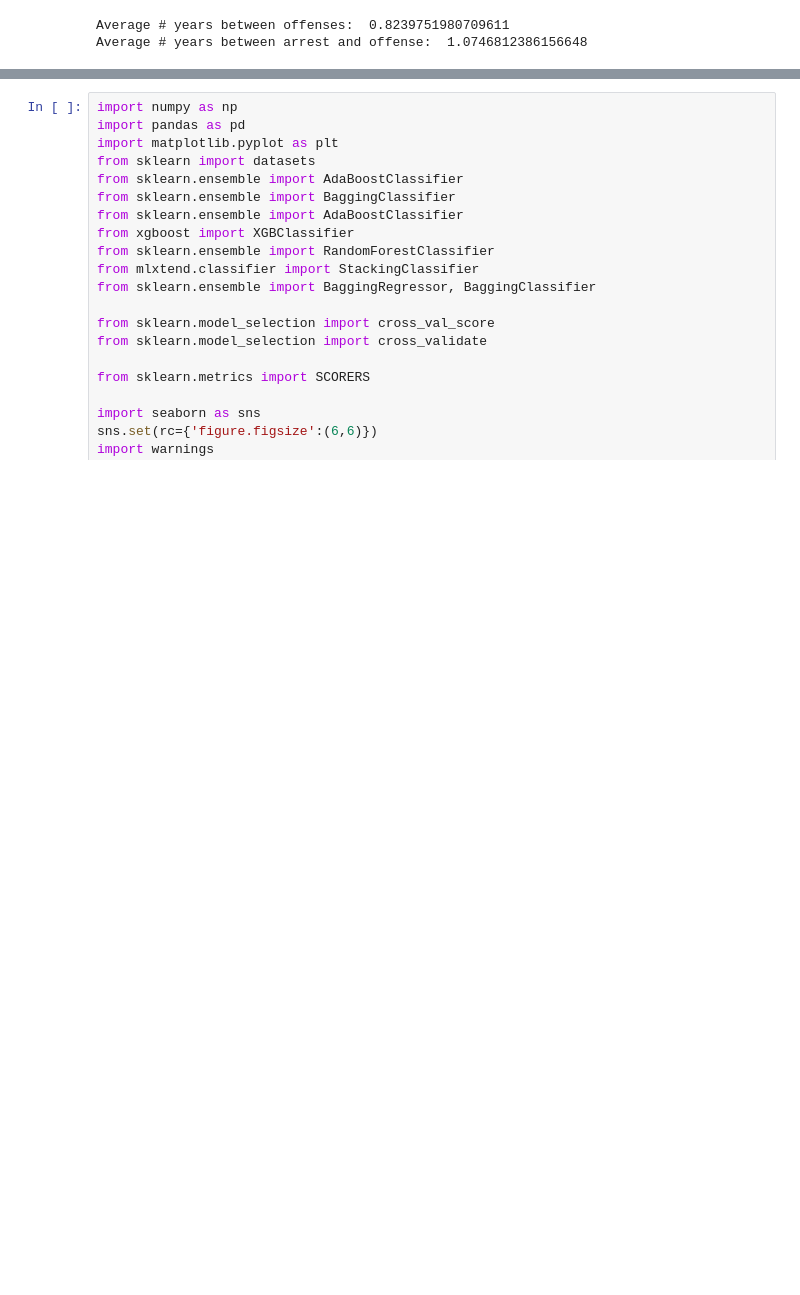
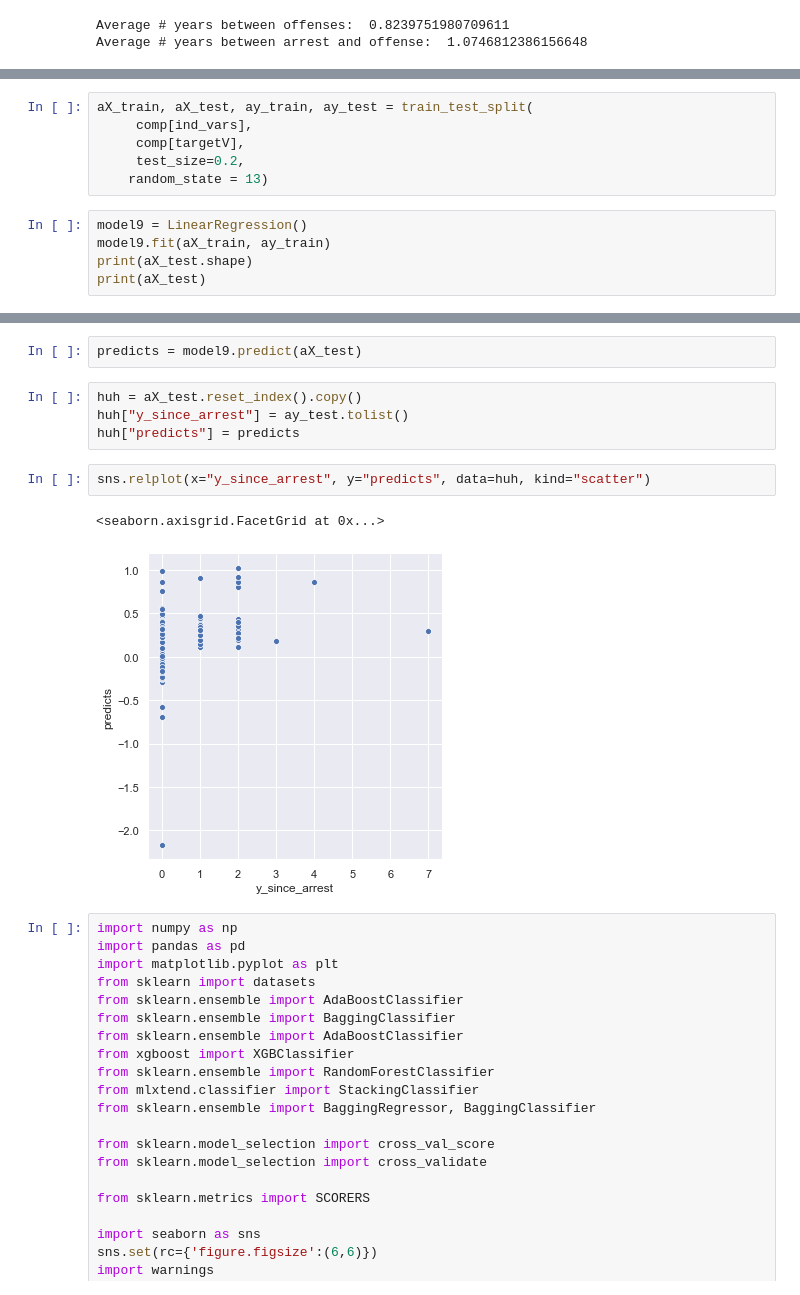
Before and after one commit to CyrusRR/iXDSCourseProject1, a Jupyter notebook: compas-analysis-master/COMPAS Hypothesis.ipynb, the cells around one changed output, grey strips where cells are left out. Cells and saved outputs as stored; diff of their text form; blank space fills up the shorter version.

```diff
--- a/compas-analysis-master/COMPAS Hypothesis.ipynb
+++ b/compas-analysis-master/COMPAS Hypothesis.ipynb
@@ -988,0 +1027,11 @@ sns.catplot(x="y_since_arrest", y="priors_count", hue="v_decile_score", data=com
+# %%
+aX_train, aX_test, ay_train, ay_test = train_test_split(
+     comp[ind_vars],
+     comp[targetV],
+     test_size=0.2,
+    random_state = 13)
+# %%
+model9 = LinearRegression()
+model9.fit(aX_train, ay_train)
+print(aX_test.shape)
+print(aX_test)
@@ -989,3 +1077,14 @@ sns.catplot(x="y_since_arrest", y="priors_count", hue="v_decile_score", data=com
+# %%
+predicts = model9.predict(aX_test)
+# %%
+huh = aX_test.reset_index().copy()
+huh["y_since_arrest"] = ay_test.tolist()
+huh["predicts"] = predicts
+# %%
+sns.relplot(x="y_since_arrest", y="predicts", data=huh, kind="scatter")
+# %% [output]
+<seaborn.axisgrid.FacetGrid at 0x...>
+[figure, added]
 # %%
 import numpy as np
 import pandas as pd
```
Also changed, not shown: parts of 14 cells of this notebook.
